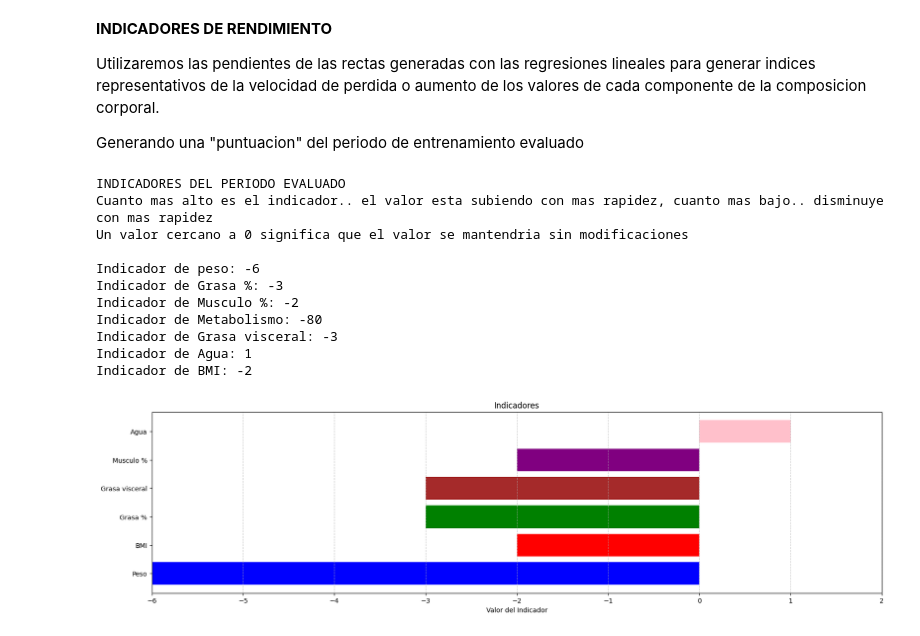
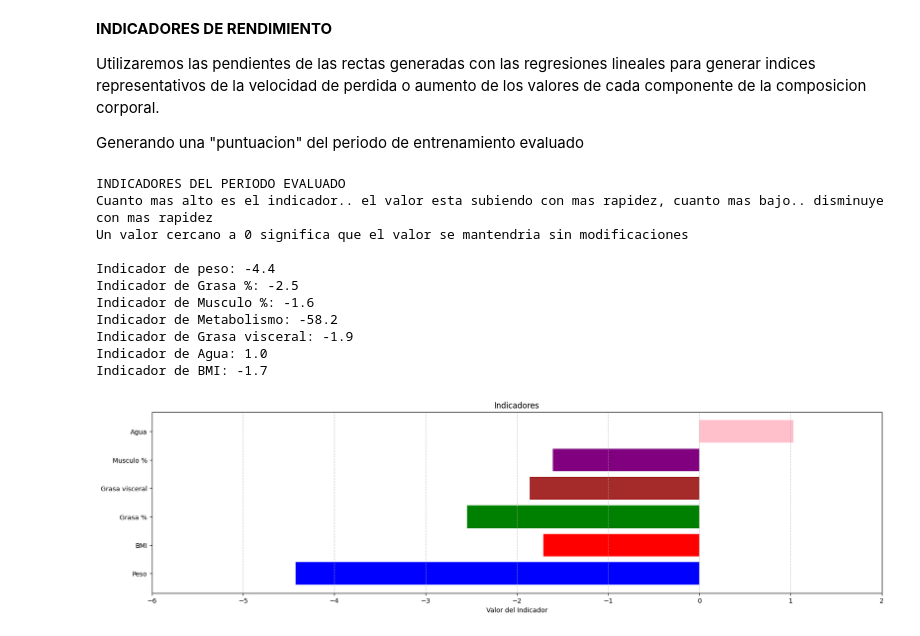
Before and after one commit to julio-ruani-ispc/Grupo18-PracticaProfesionalizante, a Jupyter notebook: Notebooks/PPI_Grupo_18_Analisis_de_Composicion_corporal.ipynb, the cells around one changed output. Drawn from its saved outputs; the diff is of its cells as text; code cells hidden in the pictures.

```diff
--- a/Notebooks/PPI_Grupo_18_Analisis_de_Composicion_corporal.ipynb
+++ b/Notebooks/PPI_Grupo_18_Analisis_de_Composicion_corporal.ipynb
@@ -2,7 +4,7 @@
 import pandas as pd
 import matplotlib.pyplot as plt
 # %%
-df = pd.read_csv("Datos_limpieza.csv",delimiter=";")
+df = pd.read_csv("Datos_entrenamiento.csv",delimiter=";")
 print(df.to_string())
 # %% [output]
          Fecha  Dias_Transcurridos  Peso  Grasa %  Musculo %   BMI  Grasa visceral  Metabolismo  Agua
@@ -297,48 +594,48 @@ Utilizaremos las pendientes de las rectas generadas con las regresiones lineales
 
 Generando una "puntuacion" del periodo de entrenamiento evaluado
 # %%
-indicador_peso = round(modelo_peso.coef_[0] * 100)
-indicador_grasa = round(modelo_grasa.coef_[0] * 100)
-indicador_musculo = round(modelo_musculo.coef_[0] * 100)
-indicador_metabolismo = round(modelo_metabolismo.coef_[0] * 100)
-indicador_grasa_visceral = round(modelo_grasa_visceral.coef_[0] * 100)
-indicador_agua = round(modelo_agua.coef_[0] * 100)
-indicador_bmi = round(modelo_bmi.coef_[0] * 100)
+indicador_peso = modelo_peso.coef_[0] * 100
+indicador_grasa = modelo_grasa.coef_[0] * 100
+indicador_musculo = modelo_musculo.coef_[0] * 100
+indicador_metabolismo = modelo_metabolismo.coef_[0] * 100
+indicador_grasa_visceral = modelo_grasa_visceral.coef_[0] * 100
+indicador_agua = modelo_agua.coef_[0] * 100
+indicador_bmi = modelo_bmi.coef_[0] * 100
 
 
 print("INDICADORES DEL PERIODO EVALUADO")
 print("Cuanto mas alto es el indicador.. el valor esta subiendo con mas rapidez, cuanto mas bajo.. disminuye con mas rapidez")
 print("Un valor cercano a 0 significa que el valor se mantendria sin modificaciones")
 print()
-print("Indicador de peso:", str(indicador_peso))
-print("Indicador de Grasa %:", str(indicador_grasa))
-print("Indicador de Musculo %:", str(indicador_musculo))
-print("Indicador de Metabolismo:", str(indicador_metabolismo))
-print("Indicador de Grasa visceral:", str(indicador_grasa_visceral))
-print("Indicador de Agua:", str(indicador_agua))
-print("Indicador de BMI:", str(indicador_bmi))
+print("Indicador de peso:", round(indicador_peso, 1))
+print("Indicador de Grasa %:", round(indicador_grasa,1))
+print("Indicador de Musculo %:", round(indicador_musculo,1))
+print("Indicador de Metabolismo:", round(indicador_metabolismo,1))
+print("Indicador de Grasa visceral:", round(indicador_grasa_visceral,1))
+print("Indicador de Agua:", round(indicador_agua,1))
+print("Indicador de BMI:", round(indicador_bmi,1))
 
 
 indicadores = ["Peso", "BMI", "Grasa %",  "Grasa visceral", "Musculo %","Agua"]
 valores = [indicador_peso, indicador_bmi, indicador_grasa, indicador_grasa_visceral,indicador_musculo, indicador_agua]
 
 plt.figure(figsize=(20, 5))
 plt.barh(indicadores, valores, color=['blue', 'red', 'green', 'brown', 'purple', 'pink'])
 plt.xlabel("Valor del Indicador")
 plt.title("Indicadores")
 plt.grid(axis='x', linestyle='--', alpha=0.7)
 plt.xlim(-6, 2)
 plt.show()
 # %% [output]
 INDICADORES DEL PERIODO EVALUADO
 Cuanto mas alto es el indicador.. el valor esta subiendo con mas rapidez, cuanto mas bajo.. disminuye con mas rapidez
 Un valor cercano a 0 significa que el valor se mantendria sin modificaciones
 
-Indicador de peso: -6
-Indicador de Grasa %: -3
-Indicador de Musculo %: -2
-Indicador de Metabolismo: -80
-Indicador de Grasa visceral: -3
-Indicador de Agua: 1
-Indicador de BMI: -2
+Indicador de peso: -4.4
+Indicador de Grasa %: -2.5
+Indicador de Musculo %: -1.6
+Indicador de Metabolismo: -58.2
+Indicador de Grasa visceral: -1.9
+Indicador de Agua: 1.0
+Indicador de BMI: -1.7
-[figure, old version]
+[figure, new version]
```
Also changed, not shown: parts of 27 cells of this notebook.
